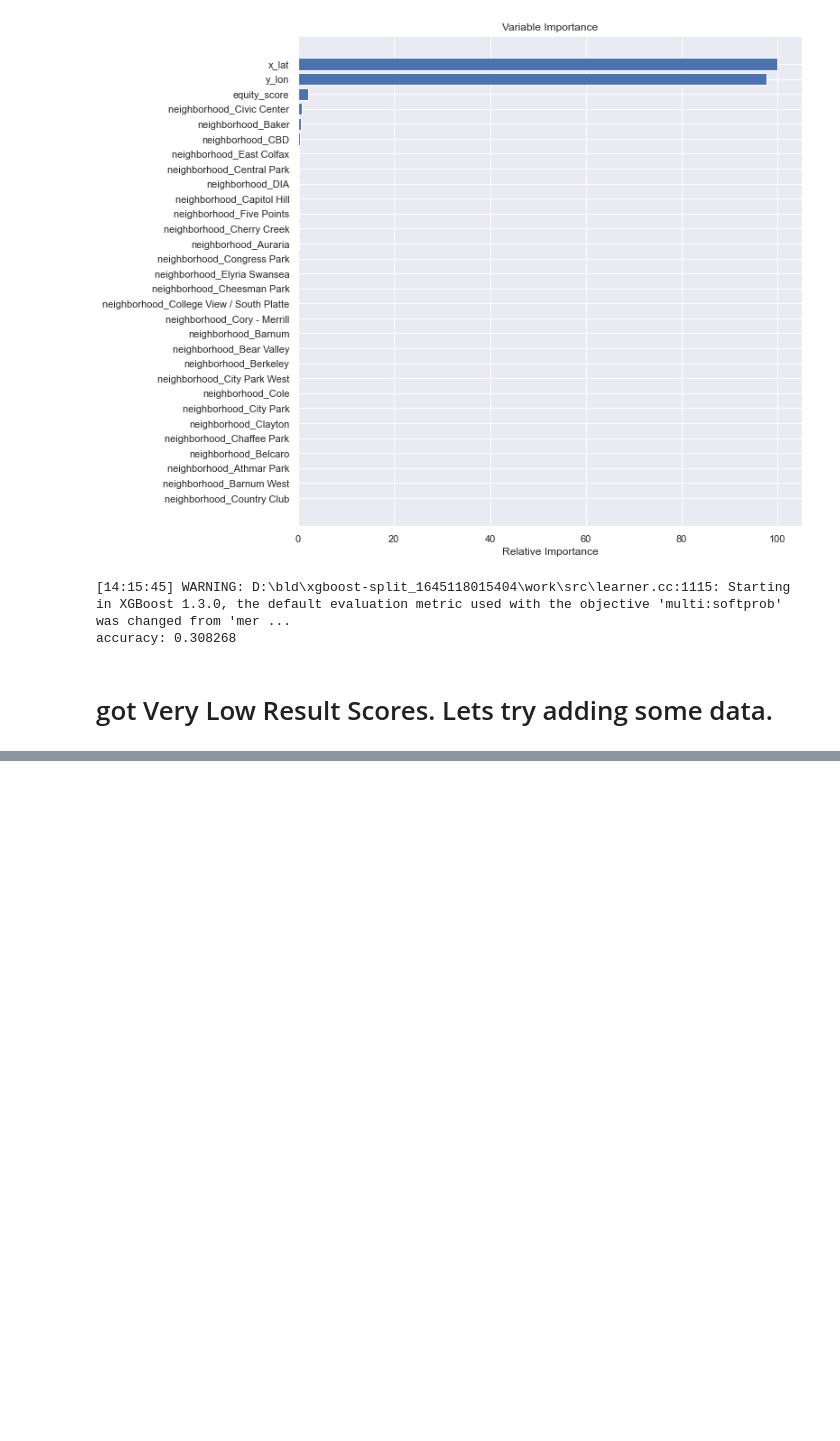
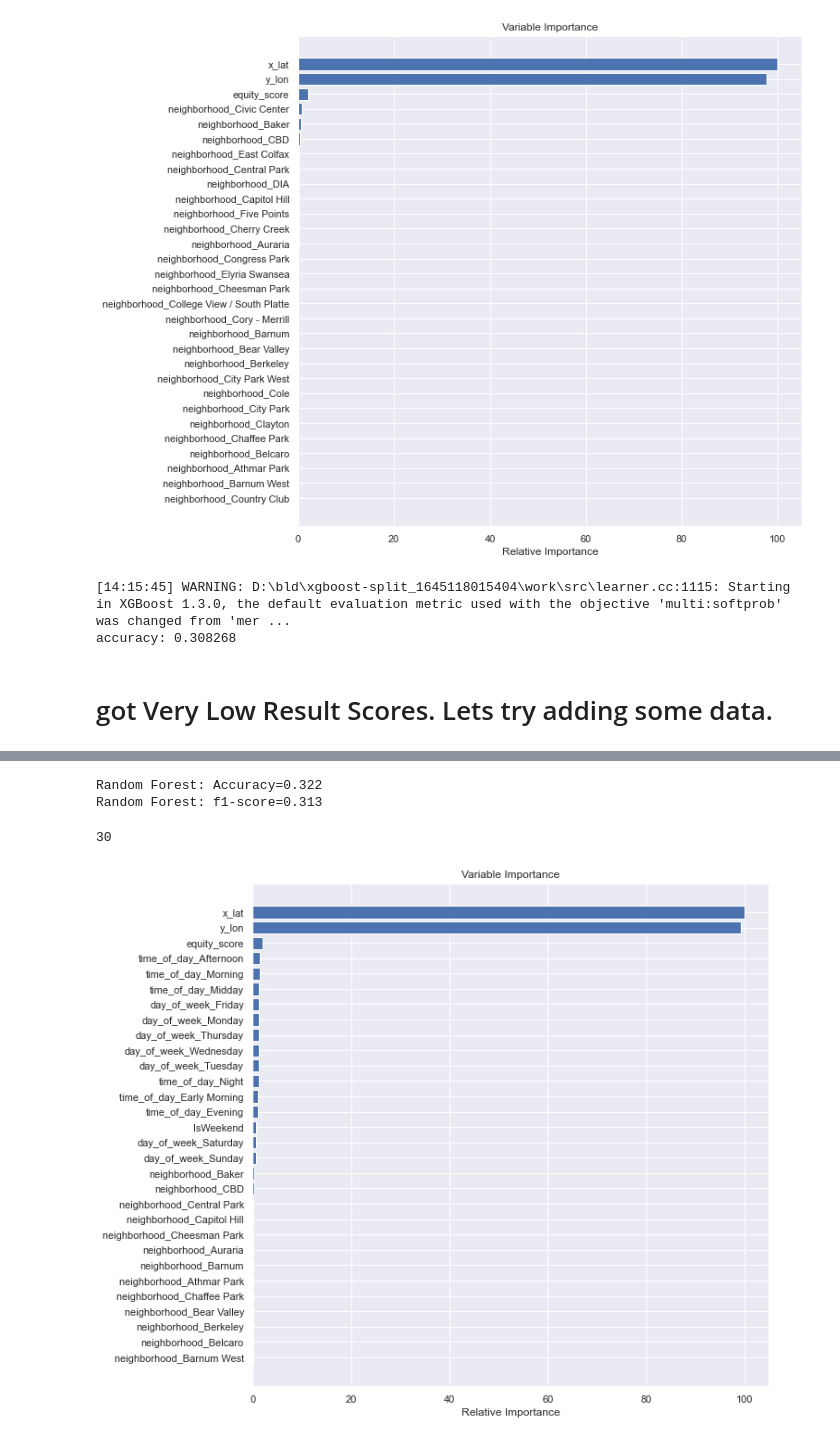
Before and after one commit to Seismic-Striker/Springboard_and_Datacamp, a Jupyter notebook: Denver Crime Data/Denver Crime Pre-Processing.ipynb, the cells around one changed output, grey strips where cells are left out. Cells and saved outputs as stored; diff of their text form; code cells hidden in the pictures; blank space fills up the shorter version.

Commit message:
preprocessing

```diff
--- a/Denver Crime Data/Denver Crime Pre-Processing.ipynb
+++ b/Denver Crime Data/Denver Crime Pre-Processing.ipynb
@@ -225,0 +263,24 @@ df.head()
+# %%
+y=df.crime_category
+X=df.iloc[:,1:]
+X=pd.get_dummies(X)
+# %%
+from sklearn.model_selection import train_test_split
+
+# dont forget to define your X and y
+
+X_train, X_test, y_train, y_test = train_test_split(X, y, test_size=.2, random_state=1)
+# %%
+#scale data
+from sklearn import preprocessing
+import numpy as np
+# build scaler based on training data and apply it to test data to then also scale the test data
+scaler = preprocessing.StandardScaler().fit(X_train)
+X_train_scaled=scaler.transform(X_train)
+X_test_scaled=scaler.transform(X_test)
+# %%
+from sklearn.ensemble import RandomForestClassifier
+clf = RandomForestClassifier(n_estimators=300, random_state = 1,n_jobs=-1)
+model_res = clf.fit(X_train_scaled, y_train)
+y_pred = model_res.predict(X_test_scaled)
+y_pred_prob = model_res.predict_proba(X_test_scaled)
@@ -225,0 +303,31 @@ df.head()
+# %%
+lr_probs = y_pred_prob[:,1]
+ac = accuracy_score(y_test, y_pred)
+
+f1 = f1_score(y_test, y_pred, average='weighted')
+cm = confusion_matrix(y_test, y_pred)
+
+print('Random Forest: Accuracy=%.3f' % (ac))
+
+print('Random Forest: f1-score=%.3f' % (f1))
+# %% [output]
+Random Forest: Accuracy=0.322
+Random Forest: f1-score=0.313
+# %%
+feature_importance = clf.feature_importances_
+# make importances relative to max importance
+feature_importance = 100.0 * (feature_importance / feature_importance.max())[:30]
+sorted_idx = np.argsort(feature_importance)[:30]
+
+pos = np.arange(sorted_idx.shape[0]) + .5
+print(pos.size)
+sorted_idx.size
+plt.figure(figsize=(10,10))
+plt.barh(pos, feature_importance[sorted_idx], align='center')
+plt.yticks(pos, X.columns[sorted_idx])
+plt.xlabel('Relative Importance')
+plt.title('Variable Importance')
+plt.show()
+# %% [output]
+30
+[figure, added]
```
Also changed, not shown: parts of 7 cells of this notebook.
